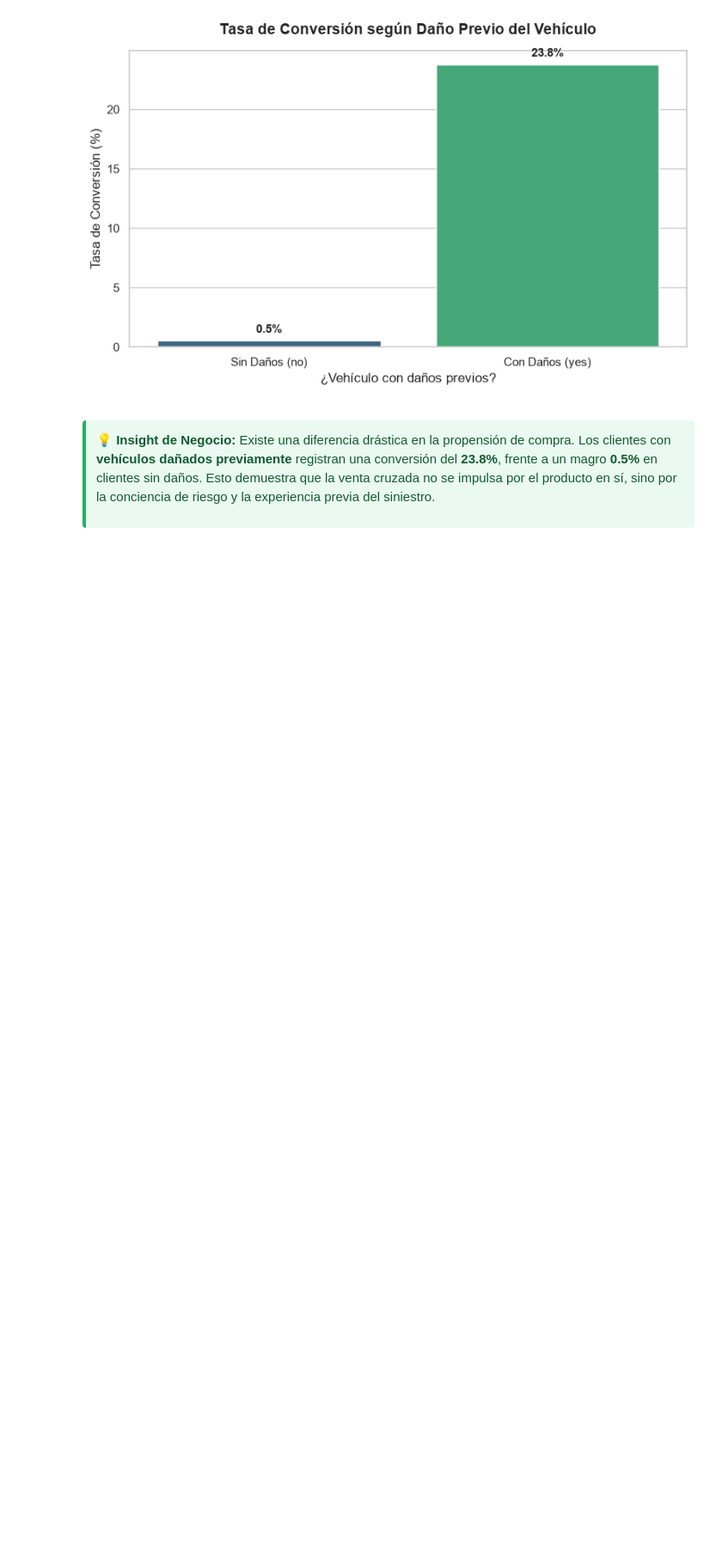
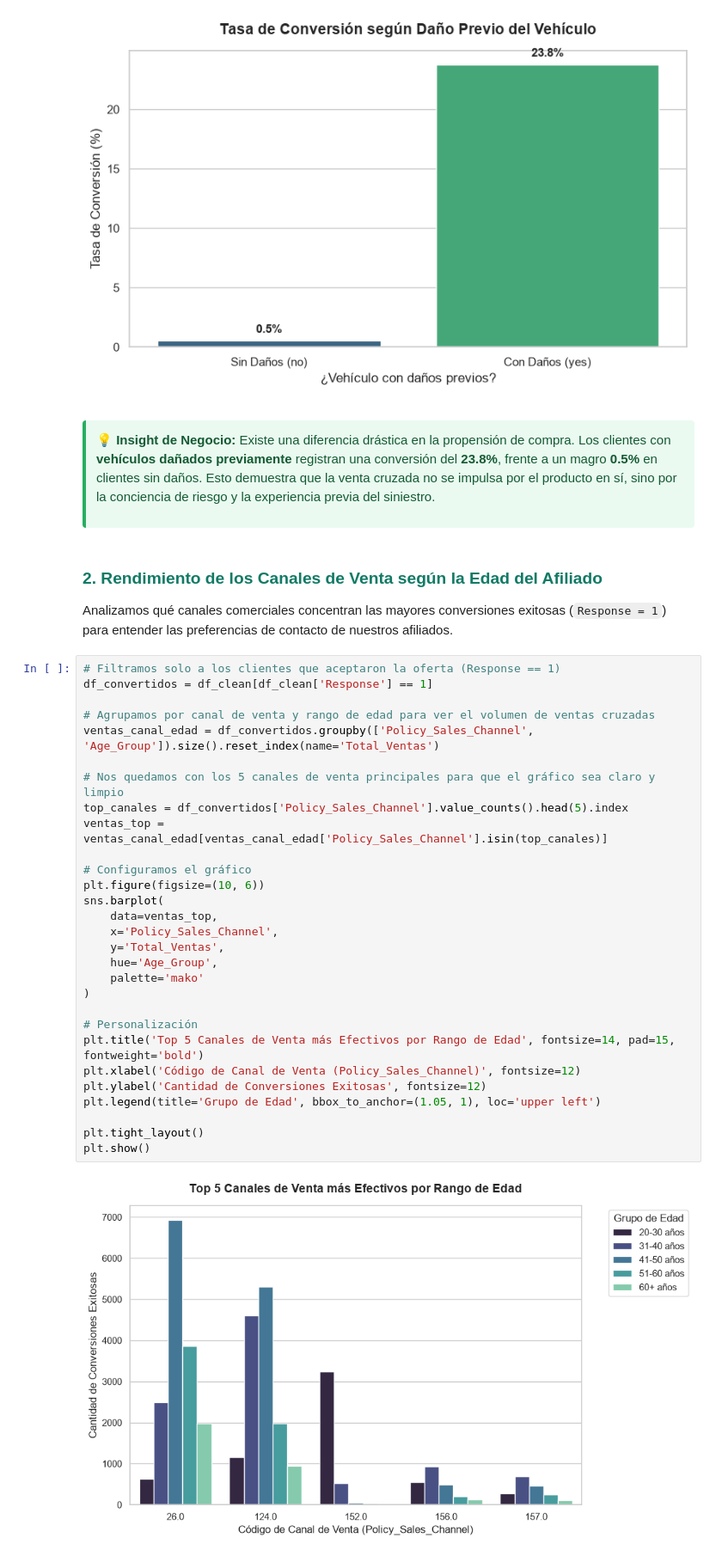
Before and after one commit to YsaacSalvatierra99/Preparacion-y-ETL, a Jupyter notebook: EDA.ipynb, the cells around one changed output. Shown at 86% size. Saved outputs shown, nothing was run; the diff lists cells and outputs as text; blank space fills up the shorter version.

```diff
--- a/EDA.ipynb
+++ b/EDA.ipynb
@@ -69,3 +69,41 @@ plt.show()
     💡 <strong>Insight de Negocio:</strong> Existe una diferencia drástica en la propensión de compra. Los clientes con <strong>vehículos dañados previamente</strong> registran una conversión del <strong>23.8%</strong>, frente a un magro <strong>0.5%</strong> en clientes sin daños. Esto demuestra que la venta cruzada no se impulsa por el producto en sí, sino por la conciencia de riesgo y la experiencia previa del siniestro.
   </p>
 </div>
+# %% [markdown]
+<h3 style="color: #117A65; padding-top: 15px;">
+  2. Rendimiento de los Canales de Venta según la Edad del Afiliado
+</h3>
+<p>
+  Analizamos qué canales comerciales concentran las mayores conversiones exitosas (<code>Response = 1</code>) para entender las preferencias de contacto de nuestros afiliados.
+</p>
+# %%
+# Filtramos solo a los clientes que aceptaron la oferta (Response == 1)
+df_convertidos = df_clean[df_clean['Response'] == 1]
+
+# Agrupamos por canal de venta y rango de edad para ver el volumen de ventas cruzadas
+ventas_canal_edad = df_convertidos.groupby(['Policy_Sales_Channel', 'Age_Group']).size().reset_index(name='Total_Ventas')
+
+# Nos quedamos con los 5 canales de venta principales para que el gráfico sea claro y limpio
+top_canales = df_convertidos['Policy_Sales_Channel'].value_counts().head(5).index
+ventas_top = ventas_canal_edad[ventas_canal_edad['Policy_Sales_Channel'].isin(top_canales)]
+
+# Configuramos el gráfico
+plt.figure(figsize=(10, 6))
+sns.barplot(
+    data=ventas_top,
+    x='Policy_Sales_Channel',
+    y='Total_Ventas',
+    hue='Age_Group',
+    palette='mako'
+)
+
+# Personalización
+plt.title('Top 5 Canales de Venta más Efectivos por Rango de Edad', fontsize=14, pad=15, fontweight='bold')
+plt.xlabel('Código de Canal de Venta (Policy_Sales_Channel)', fontsize=12)
+plt.ylabel('Cantidad de Conversiones Exitosas', fontsize=12)
+plt.legend(title='Grupo de Edad', bbox_to_anchor=(1.05, 1), loc='upper left')
+
+plt.tight_layout()
+plt.show()
+# %% [output]
+[figure, added]
```
Also changed, not shown: parts of 4 cells of this notebook.
